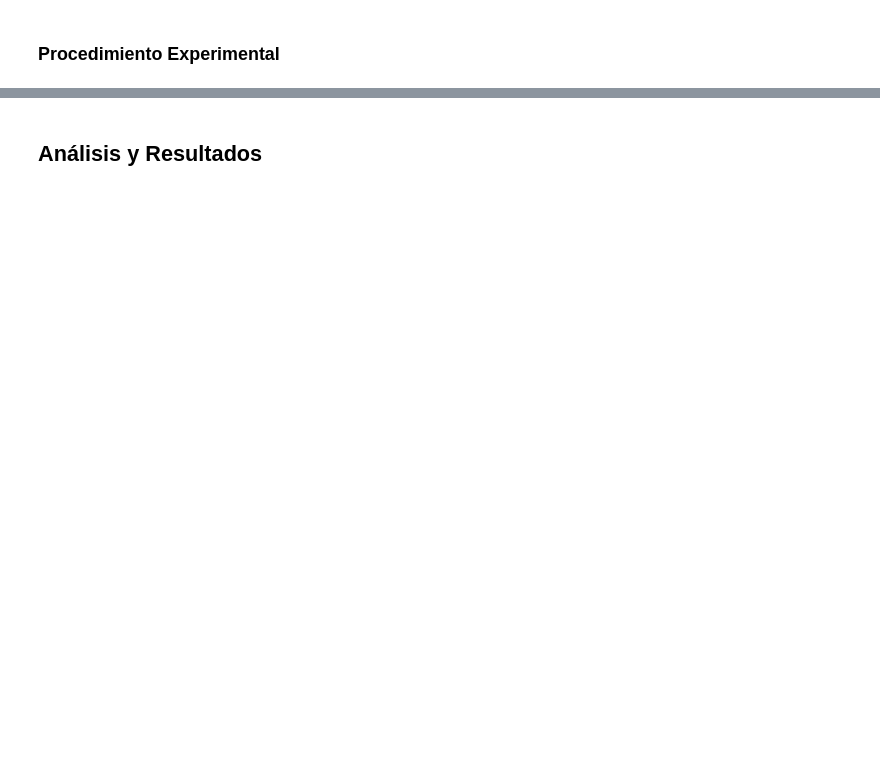
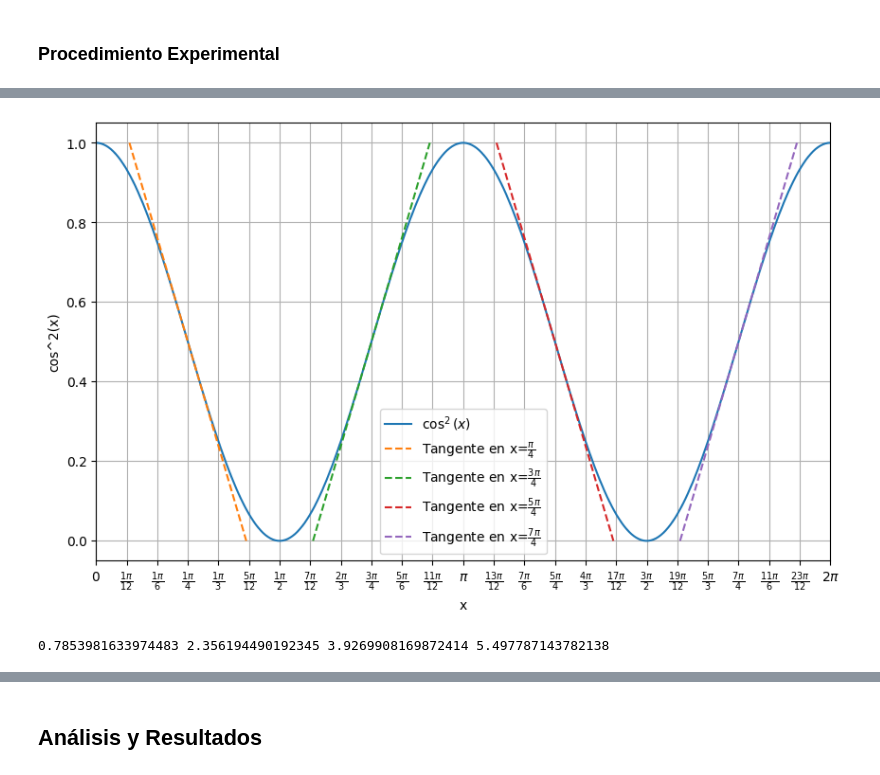
Before and after one commit to PinzonHarker/2024-II_Mediciones_Opticas, a Jupyter notebook: Exp5b_Ley_De_Malus/Exp5b_ley_de_malus.ipynb, the cells around one changed output, grey strips where cells are left out. Drawn from its saved outputs; the diff is of its cells as text; code cells hidden in the pictures; blank space fills up the shorter version.

```diff
--- a/Exp5b_Ley_De_Malus/Exp5b_ley_de_malus.ipynb
+++ b/Exp5b_Ley_De_Malus/Exp5b_ley_de_malus.ipynb
@@ -94,0 +107,12 @@ Para determinar el tipo de fuente de luz, se empleó únicamente el analizador,
+# %%
+
+# Definición de variables
+x = sp.Symbol('x', real=True)
+x0 = sp.Symbol('x0', real=True)
+
+# Función y expansión en serie de Taylor de cos²(x) alrededor de x0
+f = sp.cos(x) ** 2
+taylor_expansion = sp.series(f, x, x0, 5)  # Expansión hasta orden 4
+
+print(f"La función en LaTeX es: {sp.latex(f)}")
+print(f"La expansión en serie en LaTeX es: {sp.latex(taylor_expansion)}")
@@ -94,0 +141,46 @@ Para determinar el tipo de fuente de luz, se empleó únicamente el analizador,
+# %%
+import math
+# Graficar cos^2(x) y sus rectas tangentes en los puntos solicitados
+xs = np.linspace(0, 2*np.pi, 300)
+f_vals = np.cos(xs)**2
+
+puntos = [np.pi/4, 3*np.pi/4, 5*np.pi/4, 7*np.pi/4]
+
+plt.figure(figsize=(10, 6))
+plt.plot(xs, f_vals, label=fr'$\cos^2(x)$')
+
+latex_simbol = [r'$\frac{\pi}{4}$', r'$\frac{3\pi}{4}$', r'$\frac{5\pi}{4}$', r'$\frac{7\pi}{4}$']
+for p in puntos:
+    y_p = np.cos(p)**2
+    d_p = -2*np.cos(p)*np.sin(p)  # Derivada de cos^2(x)
+    # Generar la recta tangente alrededor de p
+    t_x = np.linspace(p - 0.5, p + 0.5, 50)
+    t_y = y_p + d_p * (t_x - p)
+    plt.plot(t_x, t_y, '--', label=rf'Tangente en x={latex_simbol[puntos.index(p)]}')
+    plt.xlim(0, 2*np.pi)
+    ticks = np.arange(0, 2*np.pi + np.pi/12, np.pi/12)
+    labels = []
+    for i, val in enumerate(ticks):
+        if i == 0:
+            labels.append(r"$0$")
+        elif i == 24:  # 2π
+            labels.append(r"$2\pi$")
+        else:
+            g = math.gcd(i, 12)
+            num = i // g
+            den = 12 // g
+            if num == 1 and den == 1:
+                labels.append(r"$\pi$")
+            elif den == 1:
+                labels.append(r"$"+f"{num}\\pi"+"$")
+            else:
+                labels.append(r"$"+f"\\frac{{{num}\\pi}}{{{den}}}"+"$")
+    plt.xticks(ticks, labels)
+plt.xlabel('x')
+plt.ylabel('cos^2(x)')
+plt.legend()
+plt.grid(True)
+plt.show()
+# %% [output]
+[figure, added]
+0.7853981633974483 2.356194490192345 3.9269908169872414 5.497787143782138
```
Also changed, not shown: parts of 14 cells of this notebook.
